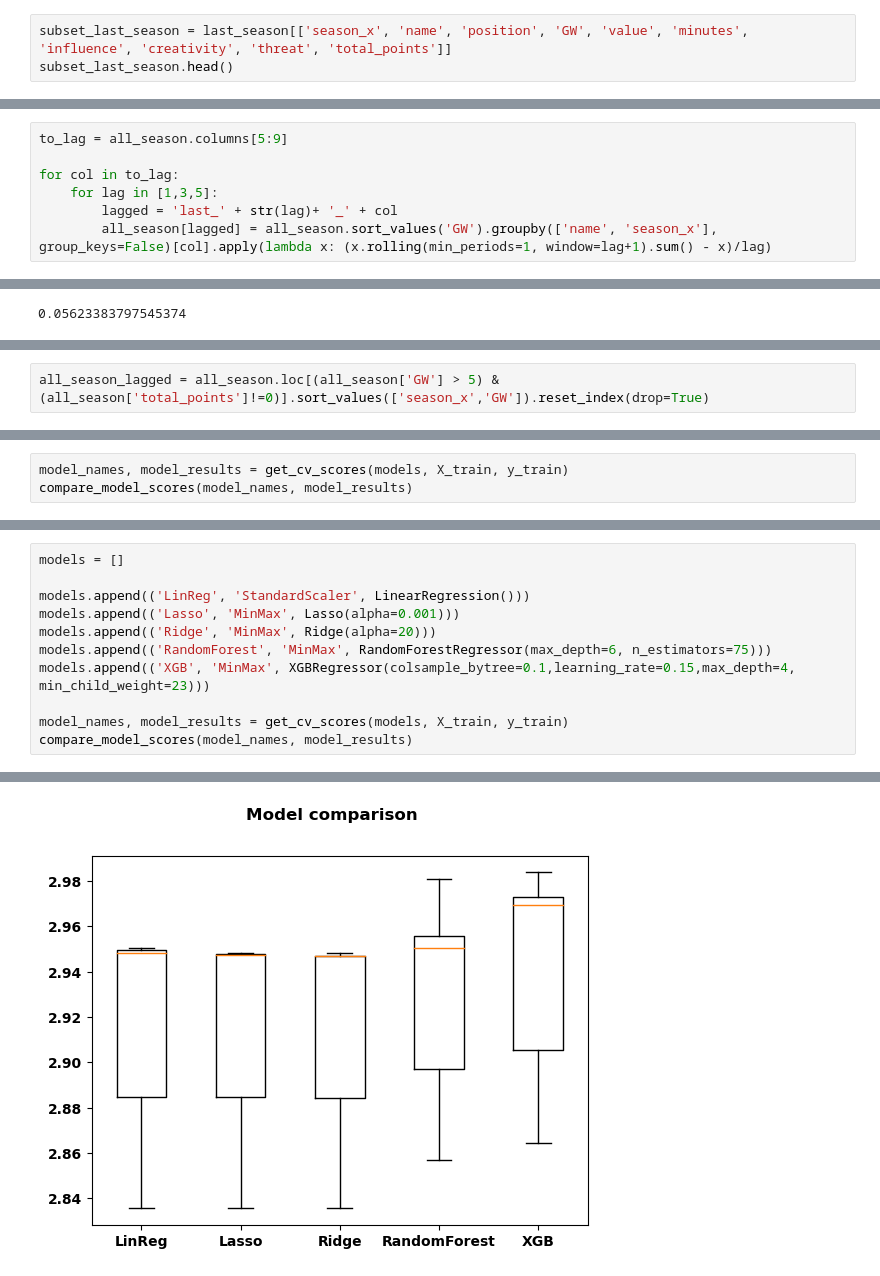
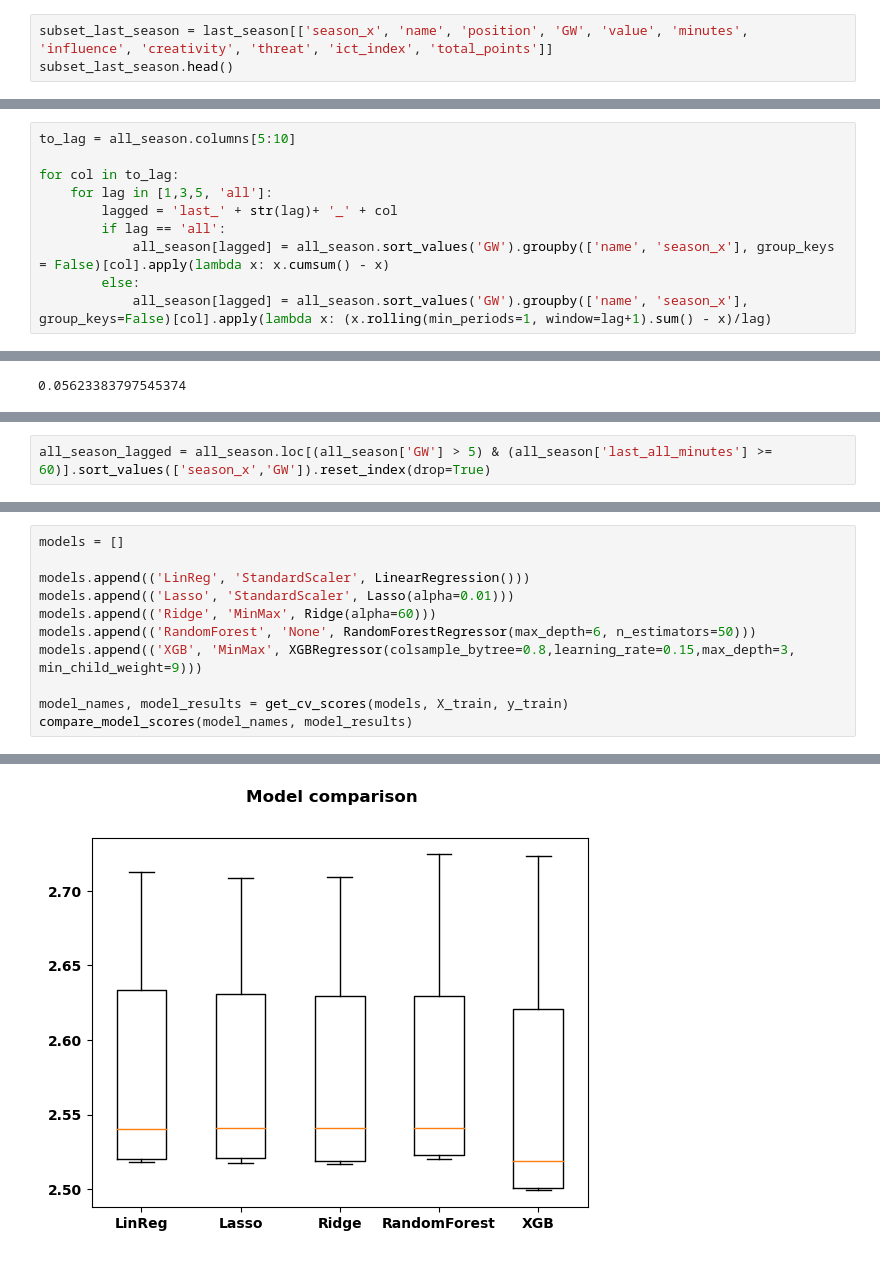
Before and after one commit to farhank-0/Fantasy-Premier-League-Optimization, a Jupyter notebook: post-bootcamp/notebooks/3_Modelling.ipynb, the cells around one changed output, grey strips where cells are left out. Cells and saved outputs as stored; diff of their text form.

Commit message:
Added ict_index as feature, engineered running sum of features, compared models, cleaned markdown

```diff
--- a/post-bootcamp/notebooks/3_Modelling.ipynb
+++ b/post-bootcamp/notebooks/3_Modelling.ipynb
@@ -83,6 +104,6 @@ memory usage: 8.1+ MB
 # %%
 last_season['season_x'] = '2022-23'
 # %%
-subset_last_season = last_season[['season_x', 'name', 'position', 'GW', 'value', 'minutes', 'influence', 'creativity', 'threat', 'total_points']]
+subset_last_season = last_season[['season_x', 'name', 'position', 'GW', 'value', 'minutes', 'influence', 'creativity', 'threat', 'ict_index', 'total_points']]
 subset_last_season.head()
 # %% [output]
@@ -122,10 +146,13 @@ Index(['minutes', 'influence', 'creativity', 'threat'], dtype='object')
 # %%
-to_lag = all_season.columns[5:9]
+to_lag = all_season.columns[5:10]
 
 for col in to_lag:
-    for lag in [1,3,5]:
+    for lag in [1,3,5, 'all']:
         lagged = 'last_' + str(lag)+ '_' + col
-        all_season[lagged] = all_season.sort_values('GW').groupby(['name', 'season_x'], group_keys=False)[col].apply(lambda x: (x.rolling(min_periods=1, window=lag+1).sum() - x)/lag)
+        if lag == 'all':
+            all_season[lagged] = all_season.sort_values('GW').groupby(['name', 'season_x'], group_keys = False)[col].apply(lambda x: x.cumsum() - x)
+        else:
+            all_season[lagged] = all_season.sort_values('GW').groupby(['name', 'season_x'], group_keys=False)[col].apply(lambda x: (x.rolling(min_periods=1, window=lag+1).sum() - x)/lag)
 # %%
 all_season.head()
 # %% [output]
@@ -172,5 +201,5 @@ To reduce noise in our modelling stage, I will opt to remove the first 5 gamewee
 # %%
-all_season_lagged = all_season.loc[(all_season['GW'] > 5) & (all_season['total_points']!=0)].sort_values(['season_x','GW']).reset_index(drop=True)
+all_season_lagged = all_season.loc[(all_season['GW'] > 5) & (all_season['last_all_minutes'] >= 60)].sort_values(['season_x','GW']).reset_index(drop=True)
 # %%
 all_season_lagged = all_season_lagged.drop(to_lag, axis=1)
 all_season_lagged.head()
@@ -401,3 +393,0 @@ Pipeline(memory='C:\\Users\\FARHAN~1\\AppData\\Local\\Temp\\tmpn6d44hn0',
-# %%
-model_names, model_results = get_cv_scores(models, X_train, y_train)
-compare_model_scores(model_names, model_results)
@@ -497,10 +527,10 @@ Pipeline(memory='C:\\Users\\FARHAN~1\\AppData\\Local\\Temp\\tmp0swrjzs2',
 models = []
 
 models.append(('LinReg', 'StandardScaler', LinearRegression()))
-models.append(('Lasso', 'MinMax', Lasso(alpha=0.001)))
-models.append(('Ridge', 'MinMax', Ridge(alpha=20)))
-models.append(('RandomForest', 'MinMax', RandomForestRegressor(max_depth=6, n_estimators=75)))
-models.append(('XGB', 'MinMax', XGBRegressor(colsample_bytree=0.1,learning_rate=0.15,max_depth=4, min_child_weight=23)))
+models.append(('Lasso', 'StandardScaler', Lasso(alpha=0.01)))
+models.append(('Ridge', 'MinMax', Ridge(alpha=60)))
+models.append(('RandomForest', 'None', RandomForestRegressor(max_depth=6, n_estimators=50)))
+models.append(('XGB', 'MinMax', XGBRegressor(colsample_bytree=0.8,learning_rate=0.15,max_depth=3, min_child_weight=9)))
 
 model_names, model_results = get_cv_scores(models, X_train, y_train)
 compare_model_scores(model_names, model_results)
@@ -526,3 +556,3 @@ XGB: 2.939182 (0.046395)
 
 ****************************************************************************************
-[figure, old version]
+[figure, new version]
```
Also changed, not shown: parts of 41 cells of this notebook.
